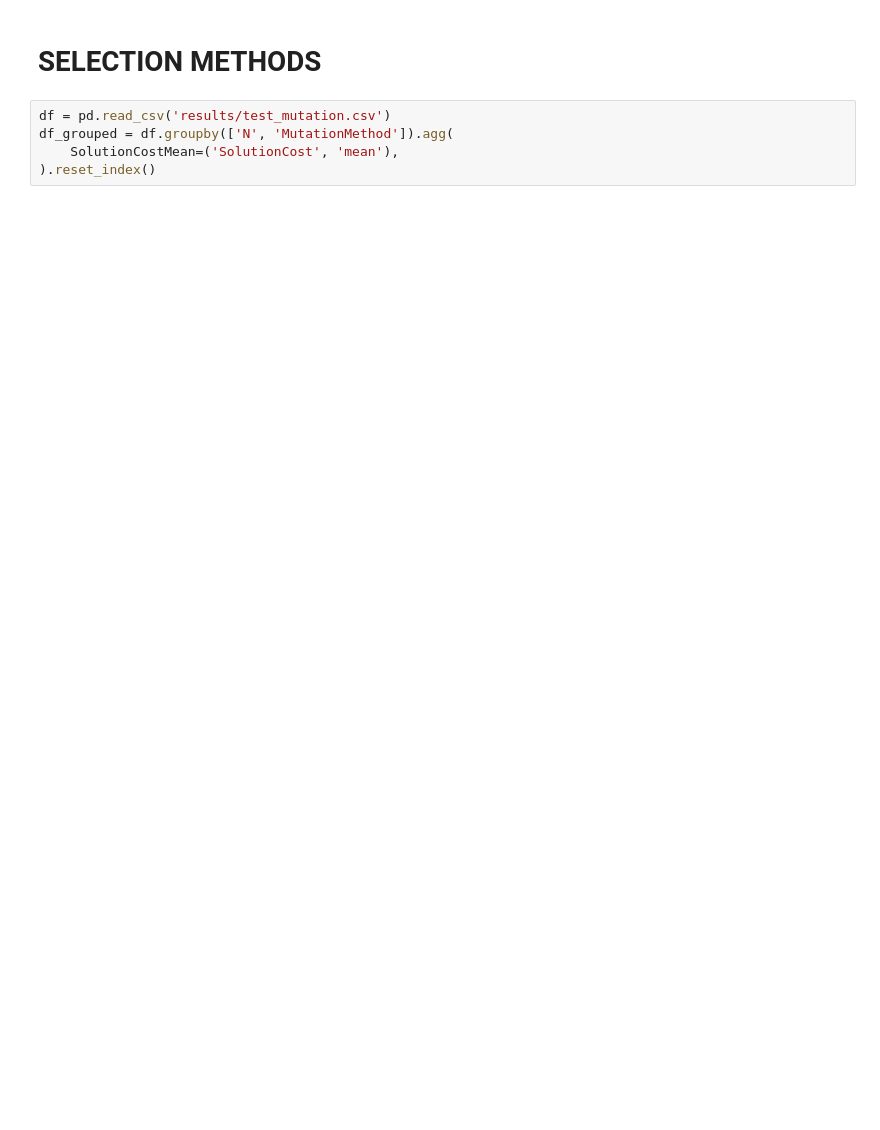
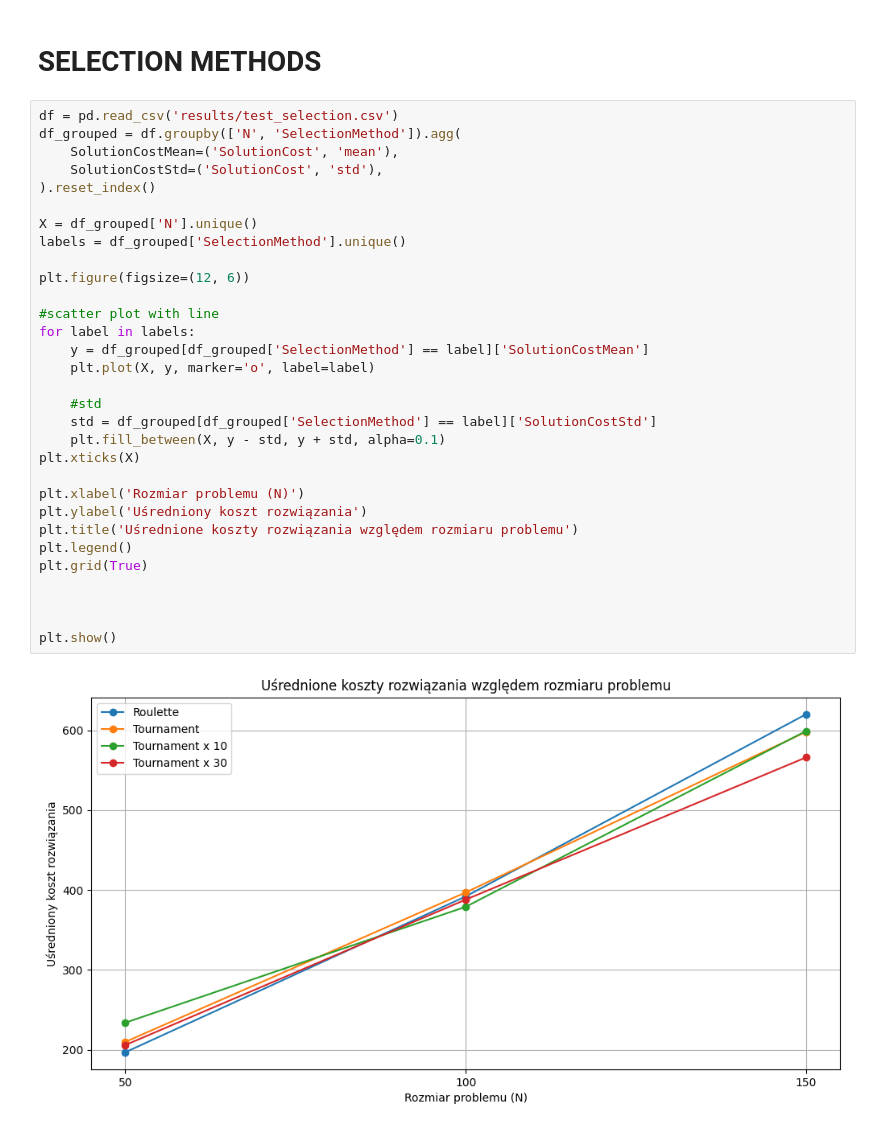
Before and after one commit to CenturionTheMan/OptimizationLabs, a Jupyter notebook: lab6/zad2_5_plots.ipynb, the cells around one changed output. Cells and saved outputs as stored; diff of their text form; blank space fills up the shorter version.

```diff
--- a/lab6/zad2_5_plots.ipynb
+++ b/lab6/zad2_5_plots.ipynb
@@ -56,7 +68,35 @@ plt.show()
 # %% [markdown]
 # SELECTION METHODS
 # %%
-df = pd.read_csv('results/test_mutation.csv')
-df_grouped = df.groupby(['N', 'MutationMethod']).agg(
+df = pd.read_csv('results/test_selection.csv')
+df_grouped = df.groupby(['N', 'SelectionMethod']).agg(
     SolutionCostMean=('SolutionCost', 'mean'),
+    SolutionCostStd=('SolutionCost', 'std'),
 ).reset_index()
+
+X = df_grouped['N'].unique()
+labels = df_grouped['SelectionMethod'].unique()
+
+plt.figure(figsize=(12, 6))
+
+#scatter plot with line
+for label in labels:
+    y = df_grouped[df_grouped['SelectionMethod'] == label]['SolutionCostMean']
+    plt.plot(X, y, marker='o', label=label)
+
+    #std
+    std = df_grouped[df_grouped['SelectionMethod'] == label]['SolutionCostStd']
+    plt.fill_between(X, y - std, y + std, alpha=0.1)
+plt.xticks(X)
+
+plt.xlabel('Rozmiar problemu (N)')
+plt.ylabel('Uśredniony koszt rozwiązania')
+plt.title('Uśrednione koszty rozwiązania względem rozmiaru problemu')
+plt.legend()
+plt.grid(True)
+
+
+
+plt.show()
+# %% [output]
+[figure, added]
```
Also changed, not shown: parts of 1 cell of this notebook, 2 other files.
